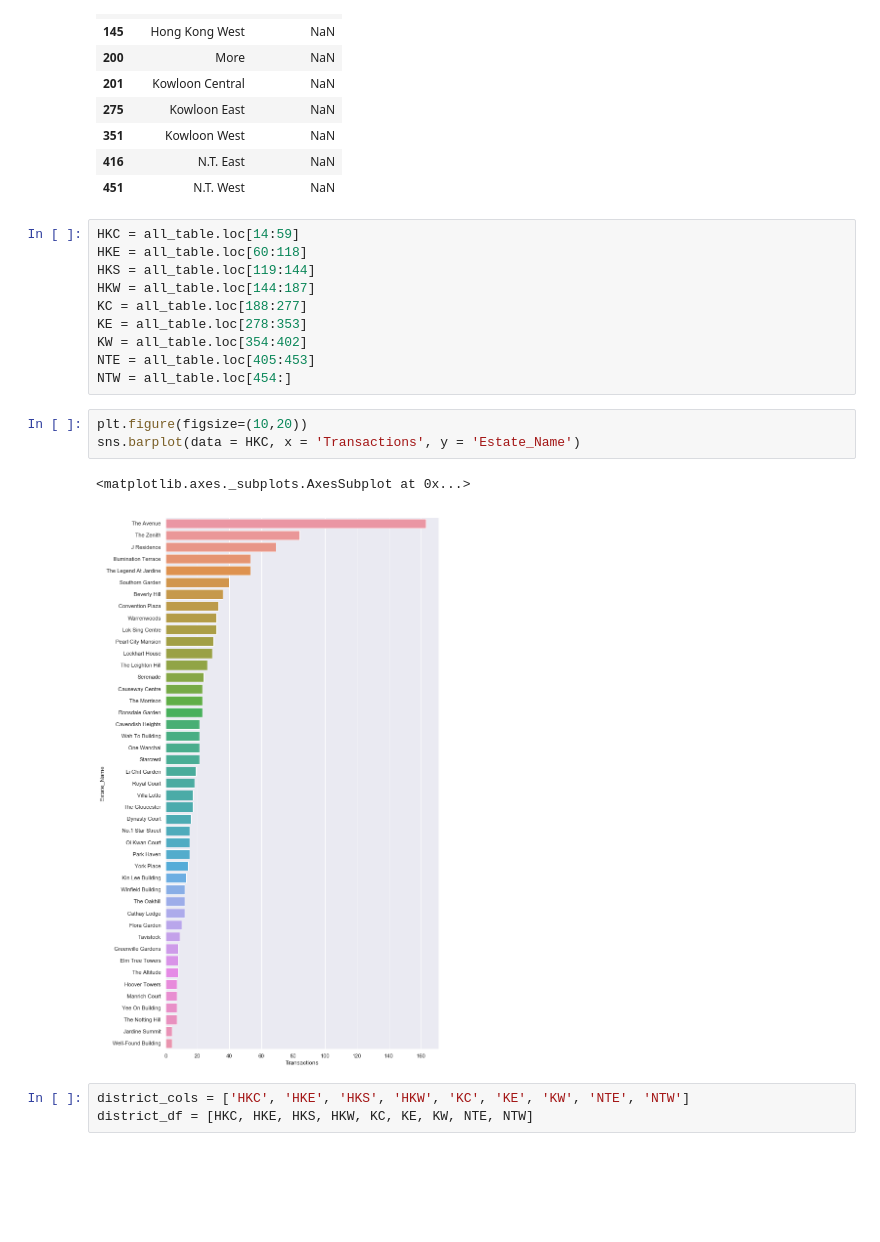
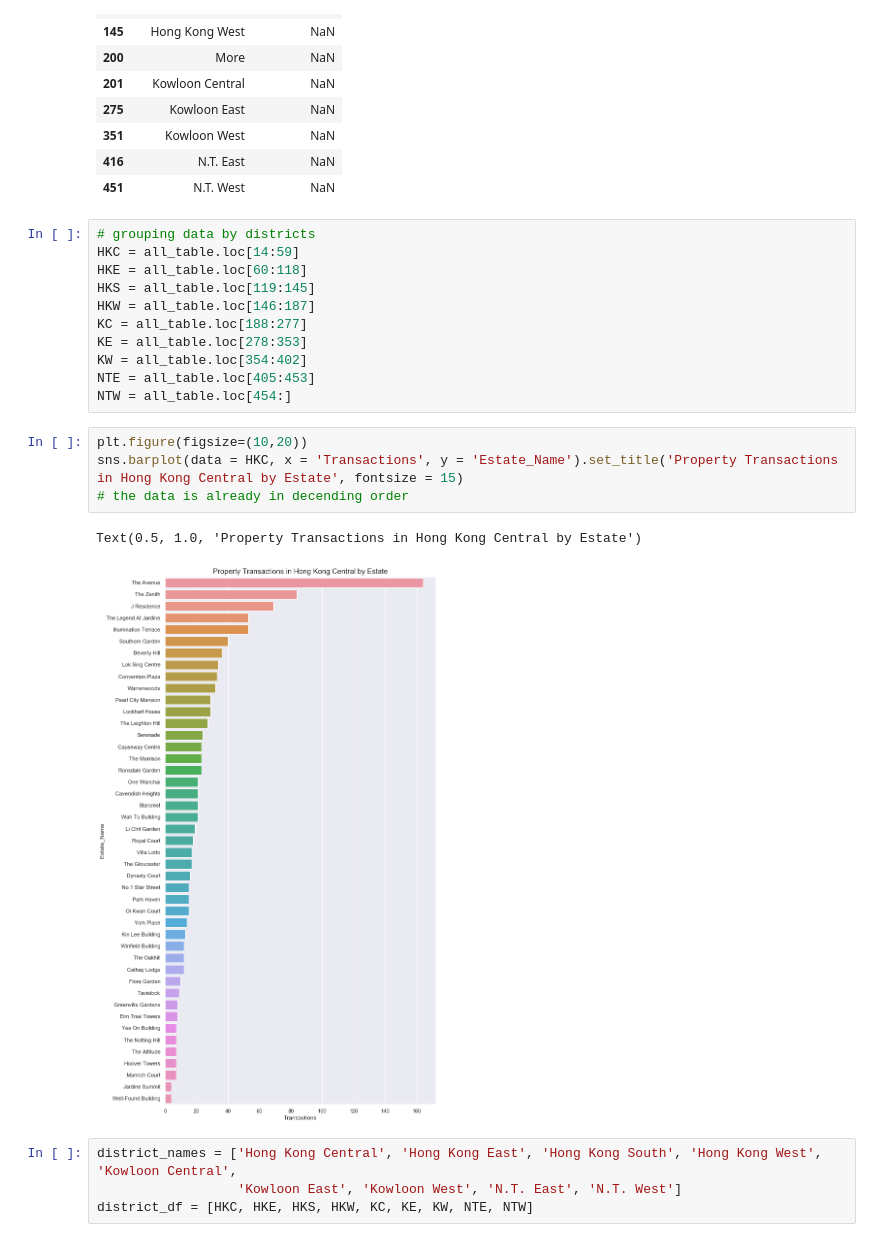
Before and after one commit to entercloud9/group4, a Jupyter notebook: transaction_history_graphs.ipynb, the cells around one changed output. Saved outputs shown, nothing was run; the diff lists cells and outputs as text; blank space fills up the shorter version.

```diff
--- a/transaction_history_graphs.ipynb
+++ b/transaction_history_graphs.ipynb
@@ -106,10 +109,11 @@ table[table.Transactions.isnull() == True]
 | 416 | N.T. East | NaN |
 | 451 | N.T. West | NaN |
 # %%
+# grouping data by districts
 HKC = all_table.loc[14:59]
 HKE = all_table.loc[60:118]
-HKS = all_table.loc[119:144]
-HKW = all_table.loc[144:187]
+HKS = all_table.loc[119:145]
+HKW = all_table.loc[146:187]
 KC = all_table.loc[188:277]
 KE = all_table.loc[278:353]
 KW = all_table.loc[354:402]
@@ -117,10 +121,12 @@ NTE = all_table.loc[405:453]
 NTW = all_table.loc[454:]
 # %%
 plt.figure(figsize=(10,20))
-sns.barplot(data = HKC, x = 'Transactions', y = 'Estate_Name')
+sns.barplot(data = HKC, x = 'Transactions', y = 'Estate_Name').set_title('Property Transactions in Hong Kong Central by Estate', fontsize = 15)
+# the data is already in decending order
 # %% [output]
-<matplotlib.axes._subplots.AxesSubplot at 0x...>
+Text(0.5, 1.0, 'Property Transactions in Hong Kong Central by Estate')
-[figure, old version]
+[figure, new version]
-# %%
-district_cols = ['HKC', 'HKE', 'HKS', 'HKW', 'KC', 'KE', 'KW', 'NTE', 'NTW']
-district_df = [HKC, HKE, HKS, HKW, KC, KE, KW, NTE, NTW]
+# %%
+district_names = ['Hong Kong Central', 'Hong Kong East', 'Hong Kong South', 'Hong Kong West', 'Kowloon Central',
+                  'Kowloon East', 'Kowloon West', 'N.T. East', 'N.T. West']
+district_df = [HKC, HKE, HKS, HKW, KC, KE, KW, NTE, NTW]
```
Also changed, not shown: parts of 15 cells of this notebook.
